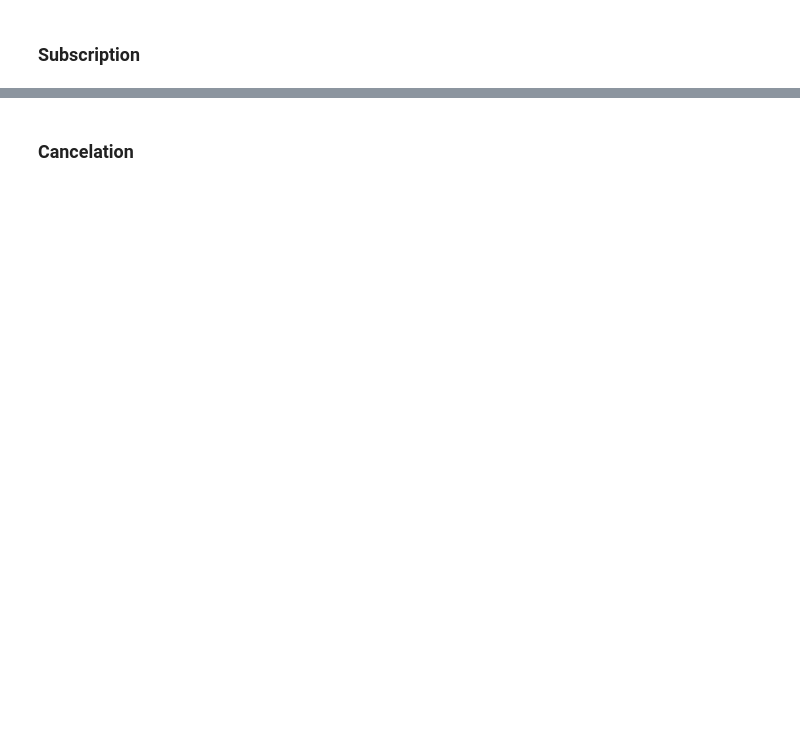
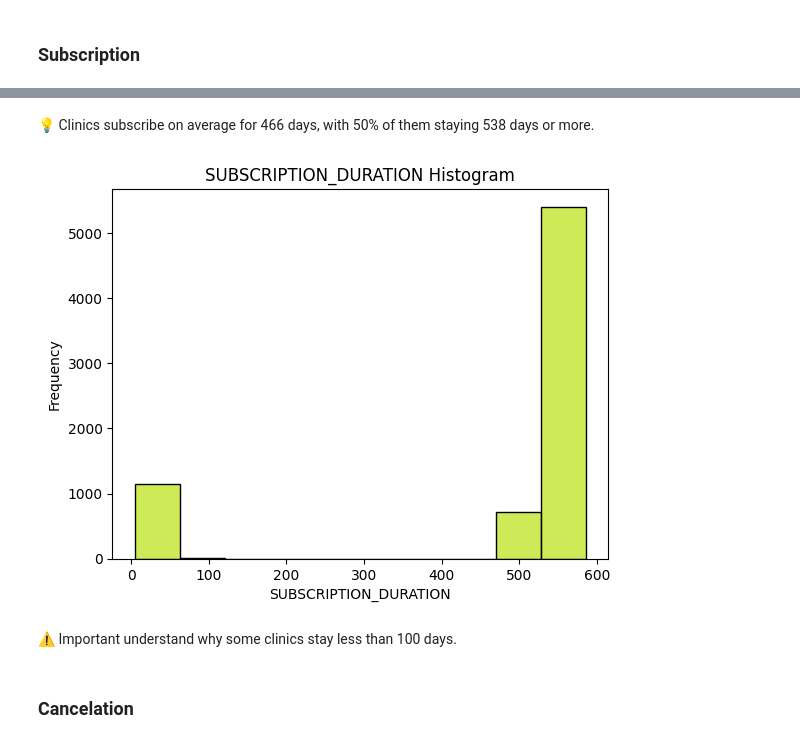
Before and after one commit to pathilink/capim_case, a Jupyter notebook: notebook/capim_case_eda.ipynb, the cells around one changed output, grey strips where cells are left out. Drawn from its saved outputs; the diff is of its cells as text; code cells hidden in the pictures; blank space fills up the shorter version.

```diff
--- a/notebook/capim_case_eda.ipynb
+++ b/notebook/capim_case_eda.ipynb
@@ -72 +162,6 @@ print(f'Subscription conversion rate: {conversion_rate:.2f}%')
 Subscription conversion rate: 15.30%
+# %%
+# add current date to calculate subscription days
+df['SUBSCRIPTION_END_DATE'] = df.query('SUBSCRIPTION_START_DATE.notna()')['SUBSCRIPTION_END_DATE'].fillna(pd.Timestamp.today().normalize())
+
+df['SUBSCRIPTION_DURATION'] = (df['SUBSCRIPTION_END_DATE'] - df['SUBSCRIPTION_START_DATE']).dt.days
@@ -73,2 +190,16 @@ Subscription conversion rate: 15.30%
+# %% [markdown]
+💡 Clinics subscribe on average for 466 days, with 50% of them staying 538 days or more.
+# %%
+hist_graph(
+    dataset=df,
+    x='SUBSCRIPTION_DURATION',
+    title='SUBSCRIPTION_DURATION Histogram',
+    label_x='SUBSCRIPTION_DURATION',
+    label_y='Frequency'
+    )
+# %% [output]
+[figure, added]
+# %% [markdown]
+⚠️ Important understand why some clinics stay less than 100 days.
 # %% [markdown]
 ### Cancelation
```
Also changed, not shown: parts of 55 cells of this notebook.
